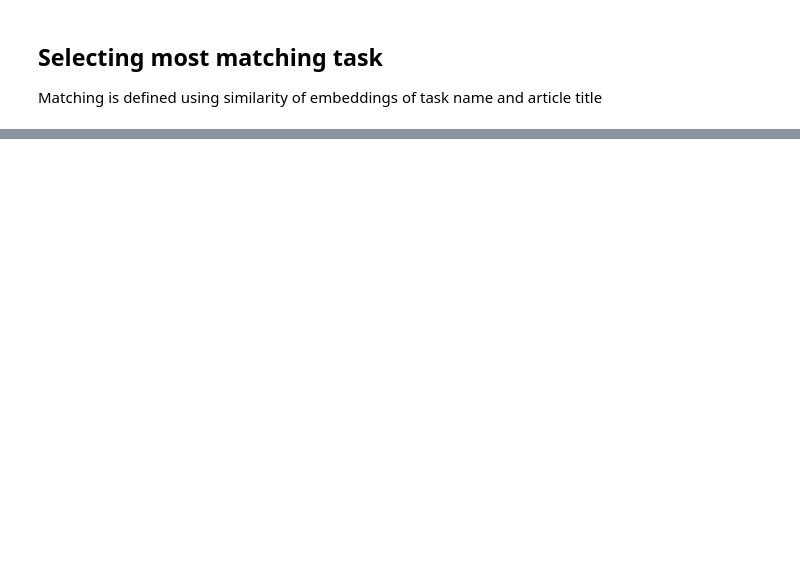
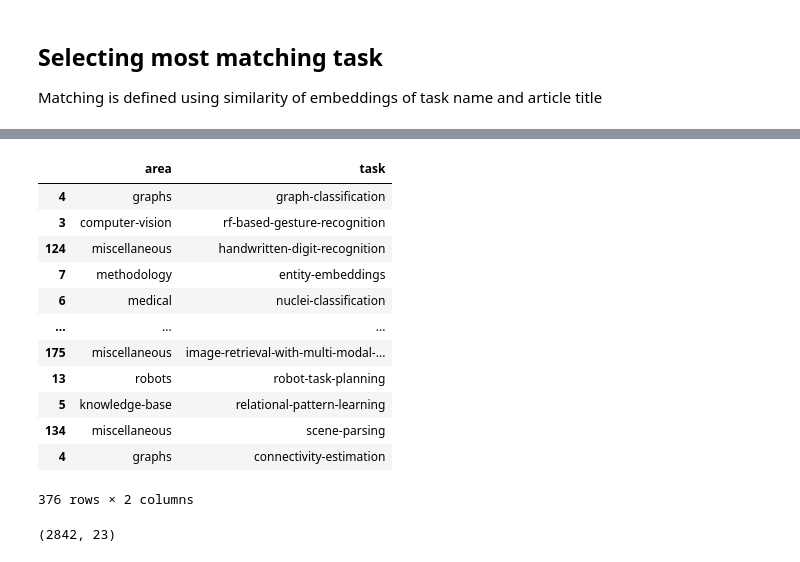
Before and after one commit to lambdaofgod/github_search, a Jupyter notebook: notebooks/PapersWithCode_Tasks.ipynb, the cells around one changed output, grey strips where cells are left out. Cells and saved outputs as stored; diff of their text form; code cells hidden in the pictures; blank space fills up the shorter version.

```diff
--- a/notebooks/PapersWithCode_Tasks.ipynb
+++ b/notebooks/PapersWithCode_Tasks.ipynb
@@ -235,0 +566,18 @@ all_area_tasks_df.to_csv('data/paperswithcode_tasks.csv')
+# %%
+train_tasks_df, test_tasks_df = model_selection.train_test_split(all_area_tasks_df, test_size=0.2, stratify=all_area_tasks_df['area'])
+# %%
+test_tasks_df
+# %% [output]
+|  | area | task |
+| 4 | graphs | graph-classification |
+| 3 | computer-vision | rf-based-gesture-recognition |
+| 124 | miscellaneous | handwritten-digit-recognition |
+| 7 | methodology | entity-embeddings |
+| 6 | medical | nuclei-classification |
+| ... | ... | ... |
+| 175 | miscellaneous | image-retrieval-with-multi-modal-... |
+| 13 | robots | robot-task-planning |
+| 5 | knowledge-base | relational-pattern-learning |
+| 134 | miscellaneous | scene-parsing |
+| 4 | graphs | connectivity-estimation |
+376 rows × 2 columns
@@ -235,0 +586,4 @@ all_area_tasks_df.to_csv('data/paperswithcode_tasks.csv')
+# %%
+papers_test_df.shape
+# %% [output]
+(2842, 23)
```
Also changed, not shown: parts of 64 cells of this notebook, 3 other files.
